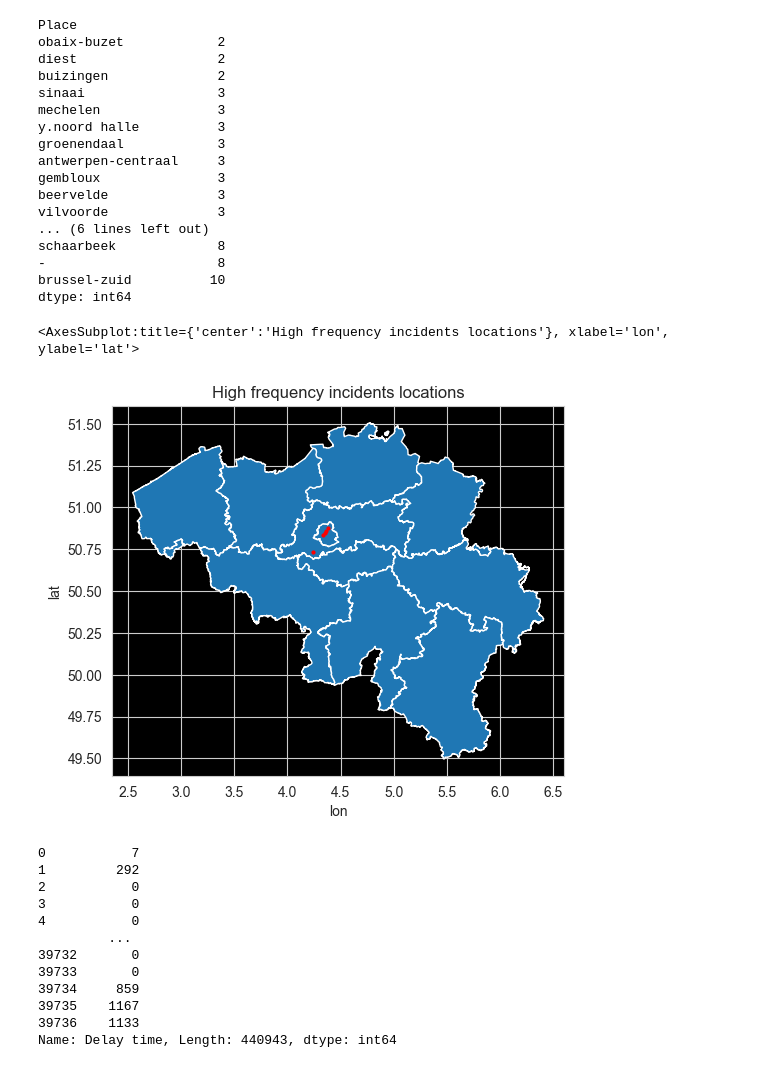
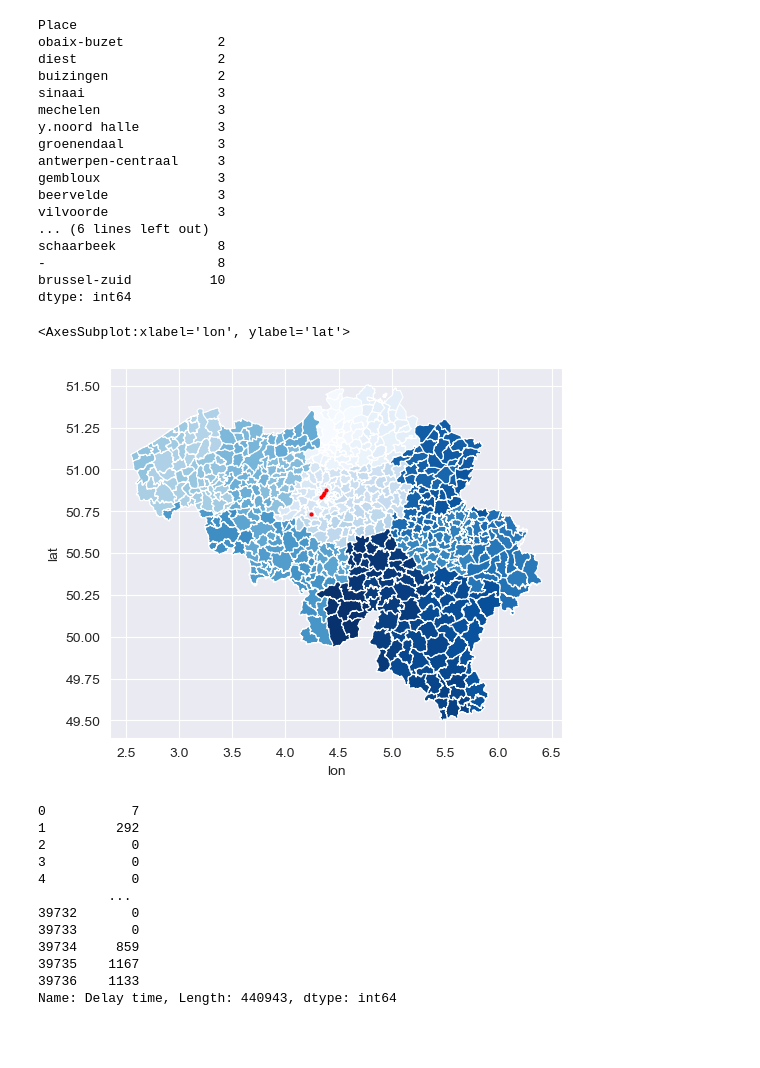
Before and after one commit to Seoyangsam/ACRM, a Jupyter notebook: src/Q18.ipynb, the cells around one changed output. Saved outputs shown, nothing was run; the diff lists cells and outputs as text; code cells hidden in the pictures; blank space fills up the shorter version.

```diff
--- a/src/Q18.ipynb
+++ b/src/Q18.ipynb
@@ -84,39 +84,36 @@ dtype: int64
 # %%
-# map_df = gpd.read_file('../../Data/BELGIUM_-_Municipalities.shp')
-# map_df.head()
+map_df = gpd.read_file('../../Data/BELGIUM_-_Municipalities.shp')
+map_df.head()
 incidents_location = pd.Series(data.incidents.groupby('Place').size())
 print(incidents_location.sort_values().tail(20))
 data1 = {'Name':  ['BRUSSEL-ZUID', 'SCHAARBEEK', 'BRUSSEL-CENTRAAL','BRUSSEL-NOORD', 'HALLE'],
         'lat': [50.835707, 50.878513, 50.845658, 50.859663, 50.733931],
         'lon': [4.336531, 4.378636, 4.356801,4.360846,4.240634]}
 data_df = pd.DataFrame(data1, columns = ['Name', 'lat', 'lon'])
 #data_df.plot('lon', 'lat', 'scatter',  color='red')
-ax = data_df.plot('lon', 'lat', 'scatter',  color='red', zorder=2, s=4,)
-ax.set_title("High frequency incidents locations")
-ax.patch.set_facecolor("black")
-data.provinces.plot(ax = ax)
-# map_df.plot(cmap='Blues', linewidth=0.8, ax = ax, zorder = 1, figsize = (20,20))
+ax = data_df.plot('lon', 'lat', 'scatter',  color='red', zorder=2, s=4)
+map_df.plot(cmap='Blues', linewidth=0.8, ax = ax, zorder = 1, figsize = (20,20))
 #map_df.plot()
 # %% [output]
 Place
 obaix-buzet            2
 diest                  2
 buizingen              2
 sinaai                 3
 mechelen               3
 y.noord halle          3
 groenendaal            3
 antwerpen-centraal     3
 gembloux               3
 beervelde              3
 vilvoorde              3
 ... (6 lines left out)
 schaarbeek             8
 -                      8
 brussel-zuid          10
 dtype: int64
-<AxesSubplot:title={'center':'High frequency incidents locations'}, xlabel='lon', ylabel='lat'>
+<AxesSubplot:xlabel='lon', ylabel='lat'>
-[figure, old version]
+[figure, new version]
 # %%
 data.full_trips.describe()
 data.full_trips["Delay time"]
```
Also changed, not shown: parts of 7 cells of this notebook, 3 other files.
